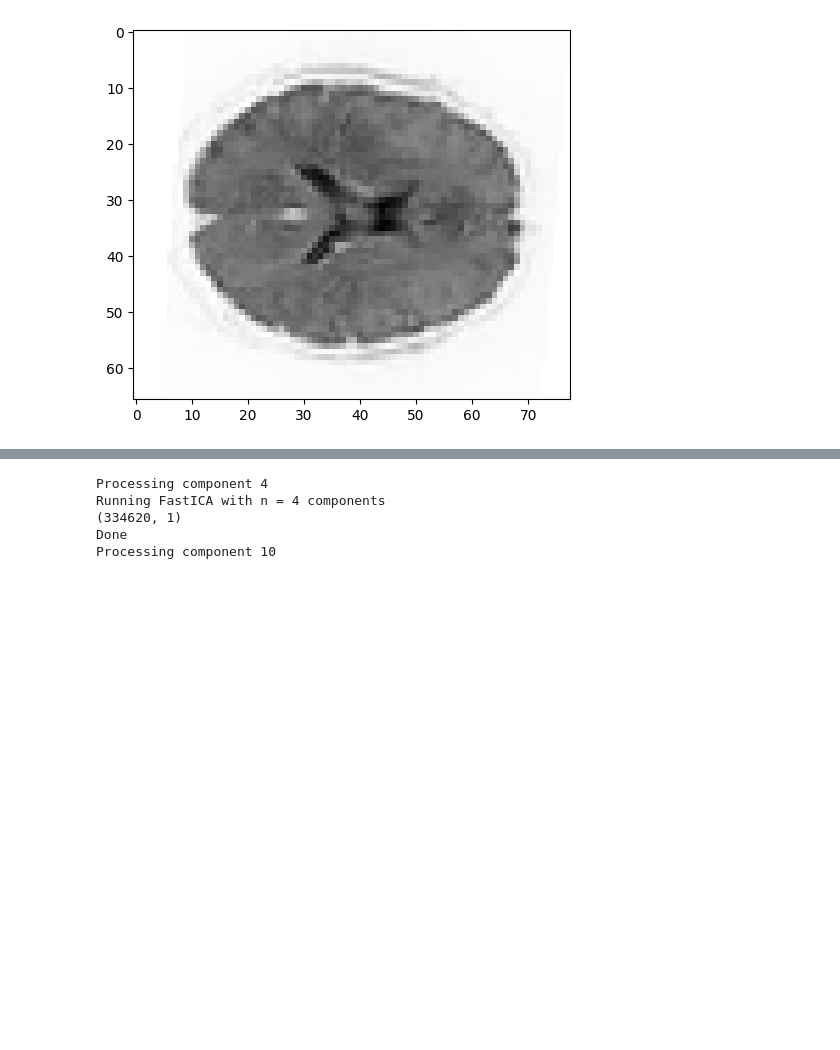
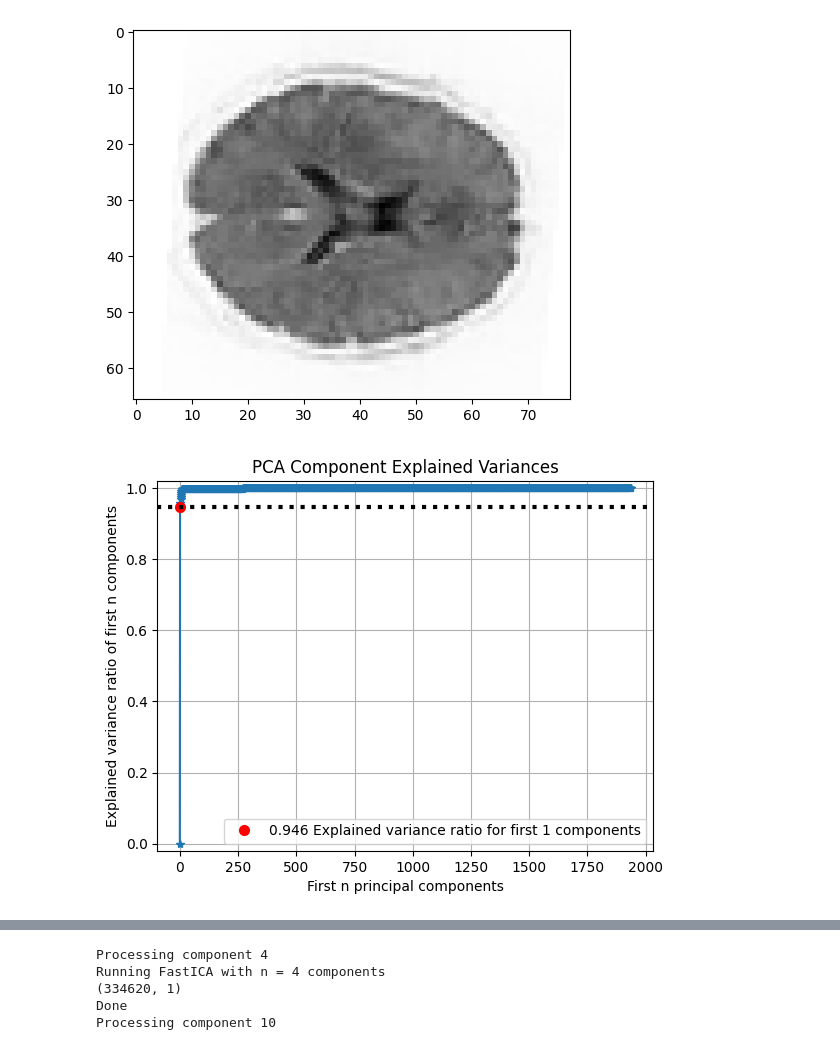
Before and after one commit to claireFriedrich/NSSP, a Jupyter notebook: Miniprojet2/MiniProject_2.ipynb, the cells around one changed output, grey strips where cells are left out. Cells and saved outputs as stored; diff of their text form; code cells hidden in the pictures; blank space fills up the shorter version.

```diff
--- a/Miniprojet2/MiniProject_2.ipynb
+++ b/Miniprojet2/MiniProject_2.ipynb
@@ -632,3 +635,11 @@ plt.imshow(vol0[:, :, 32], cmap='gray')
 # %% [output]
 <matplotlib.image.AxesImage at 0x...>
 [figure]
+# %%
+import scikitplot as skplt
+pca = PCA(random_state=1)
+pca.fit(X_data.T)
+skplt.decomposition.plot_pca_component_variance(pca)
+plt.show()
+# %% [output]
+[figure, added]
```
Also changed, not shown: parts of 5 cells of this notebook.
